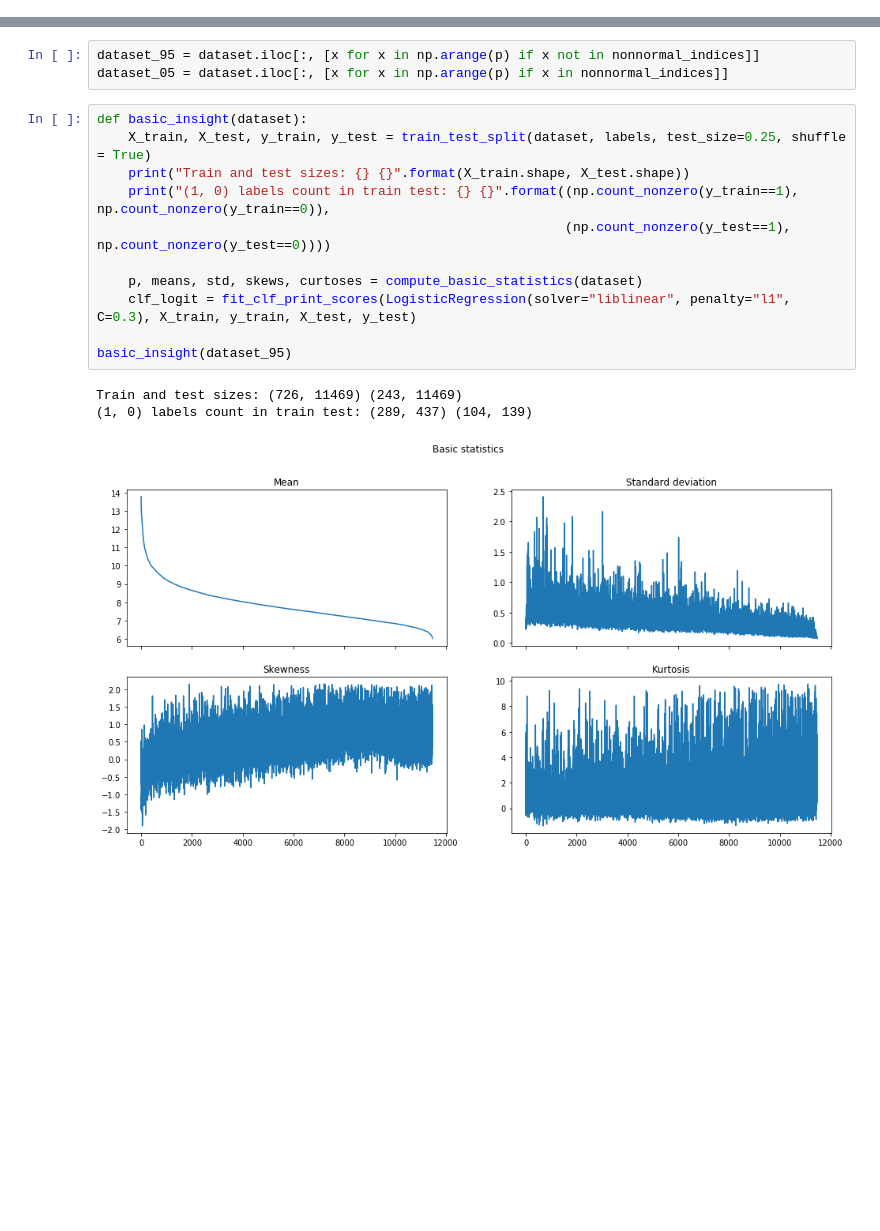
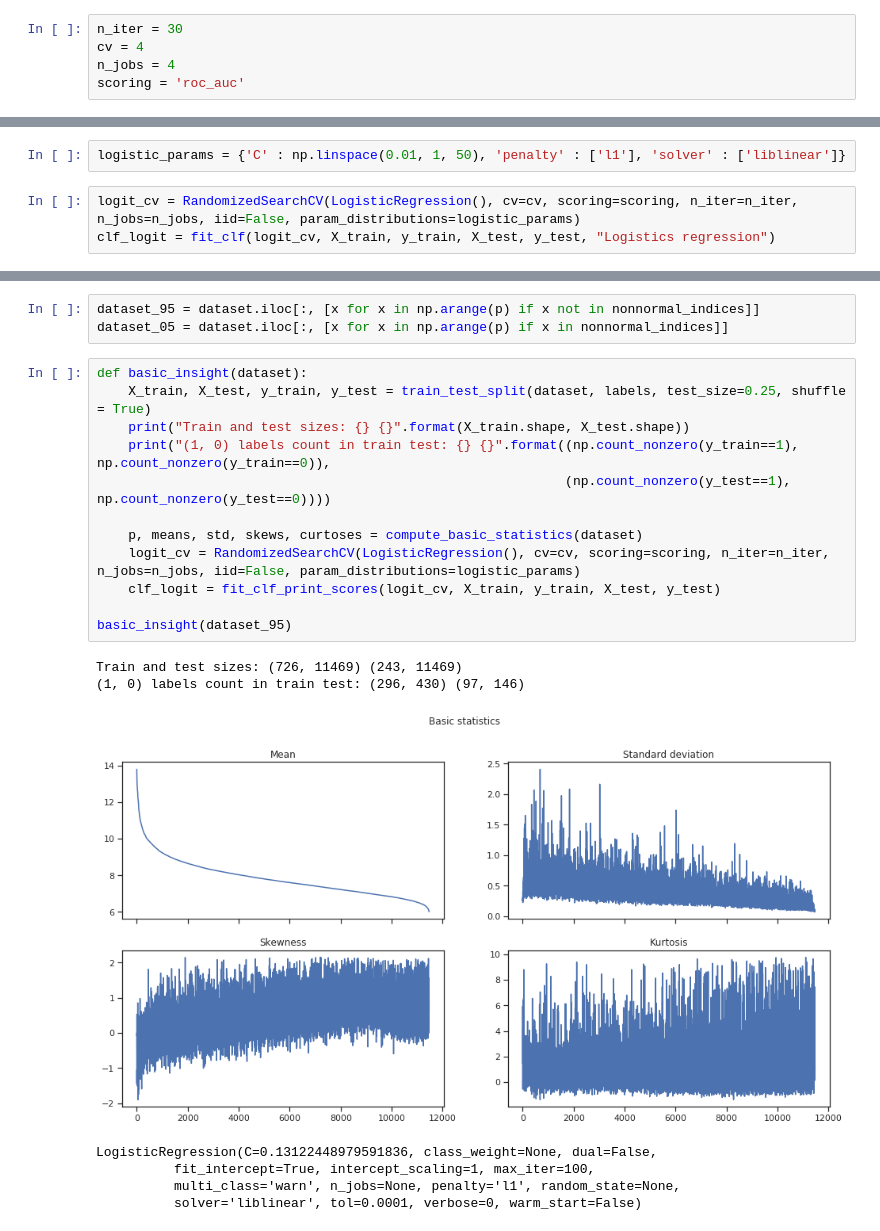
Before and after one commit to sjwilczynski/geneExpr, a Jupyter notebook: Exploration.ipynb, the cells around one changed output, grey strips where cells are left out. Cells and saved outputs as stored; diff of their text form; blank space fills up the shorter version.

```diff
--- a/Exploration.ipynb
+++ b/Exploration.ipynb
@@ -20,5 +20,10 @@ print("(1, 0) labels count in train test: {} {}".format((np.count_nonzero(y_trai
 (969,) (969, 12179)
 Train and test sizes: (726, 12179) (243, 12179)
 (1, 0) labels count in train test: (289, 437) (104, 139)
+# %%
+n_iter = 30
+cv = 4
+n_jobs = 4
+scoring = 'roc_auc'
 # %% [markdown]
 # Basic classifier on raw data
@@ -28,0 +30,5 @@ clf_logit = fit_clf(LogisticRegression(solver="liblinear", penalty="l1", C=0.3),
+# %%
+logistic_params = {'C' : np.linspace(0.01, 1, 50), 'penalty' : ['l1'], 'solver' : ['liblinear']}
+# %%
+logit_cv = RandomizedSearchCV(LogisticRegression(), cv=cv, scoring=scoring, n_iter=n_iter, n_jobs=n_jobs, iid=False, param_distributions=logistic_params)
+clf_logit = fit_clf(logit_cv, X_train, y_train, X_test, y_test, "Logistics regression")
@@ -155,16 +170,21 @@ dataset_05 = dataset.iloc[:, [x for x in np.arange(p) if x in nonnormal_indices]
 # %%
 def basic_insight(dataset):
     X_train, X_test, y_train, y_test = train_test_split(dataset, labels, test_size=0.25, shuffle = True)
     print("Train and test sizes: {} {}".format(X_train.shape, X_test.shape))
     print("(1, 0) labels count in train test: {} {}".format((np.count_nonzero(y_train==1), np.count_nonzero(y_train==0)),
                                                             (np.count_nonzero(y_test==1), np.count_nonzero(y_test==0))))
 
     p, means, std, skews, curtoses = compute_basic_statistics(dataset)
-    clf_logit = fit_clf_print_scores(LogisticRegression(solver="liblinear", penalty="l1", C=0.3), X_train, y_train, X_test, y_test)
+    logit_cv = RandomizedSearchCV(LogisticRegression(), cv=cv, scoring=scoring, n_iter=n_iter, n_jobs=n_jobs, iid=False, param_distributions=logistic_params)
+    clf_logit = fit_clf_print_scores(logit_cv, X_train, y_train, X_test, y_test)
 
 basic_insight(dataset_95)
 # %% [output]
 Train and test sizes: (726, 11469) (243, 11469)
-(1, 0) labels count in train test: (289, 437) (104, 139)
+(1, 0) labels count in train test: (296, 430) (97, 146)
-[figure, old version]
+[figure, new version]
+LogisticRegression(C=0.13122448979591836, class_weight=None, dual=False,
+          fit_intercept=True, intercept_scaling=1, max_iter=100,
+          multi_class='warn', n_jobs=None, penalty='l1', random_state=None,
+          solver='liblinear', tol=0.0001, verbose=0, warm_start=False)
 |  | ROC AUC | Precision | Recall | F1 |
```
Also changed, not shown: parts of 12 cells of this notebook, 7 other files.
